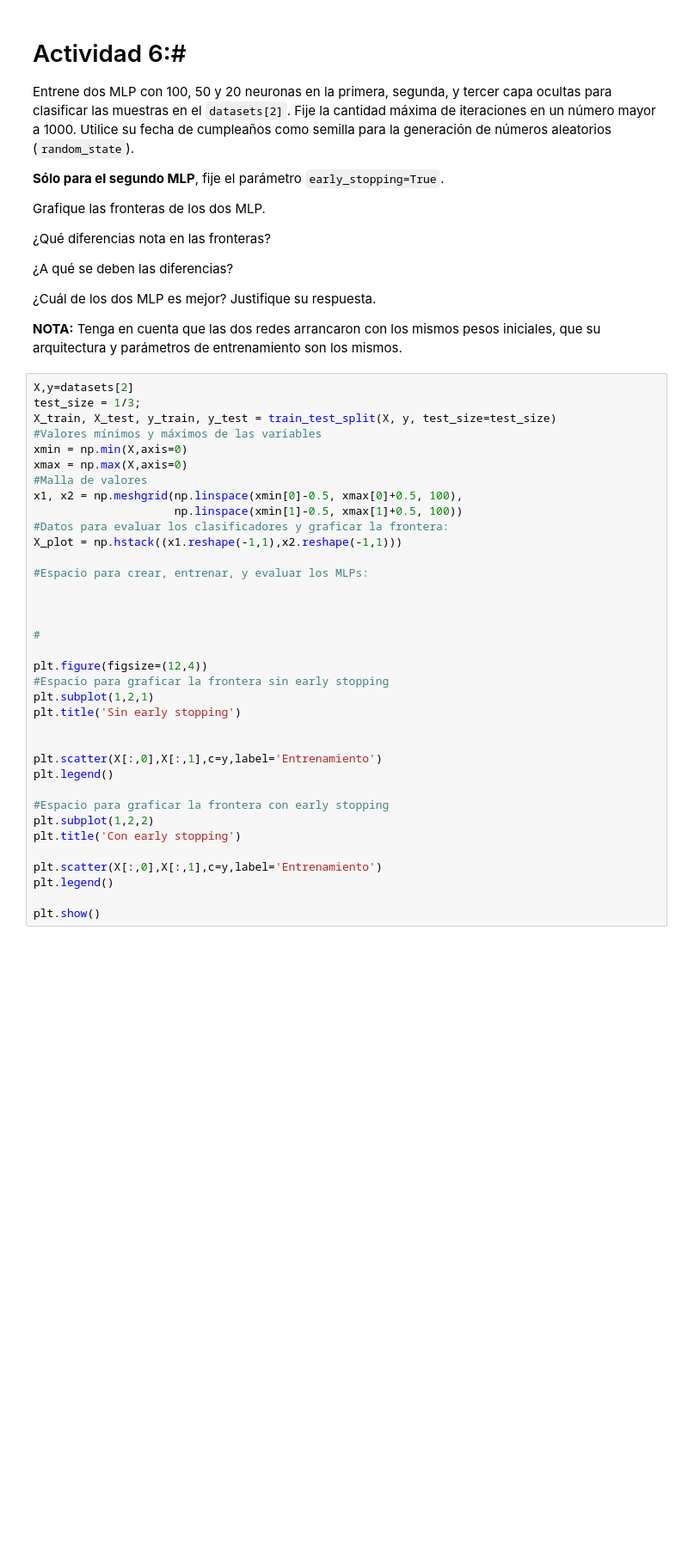
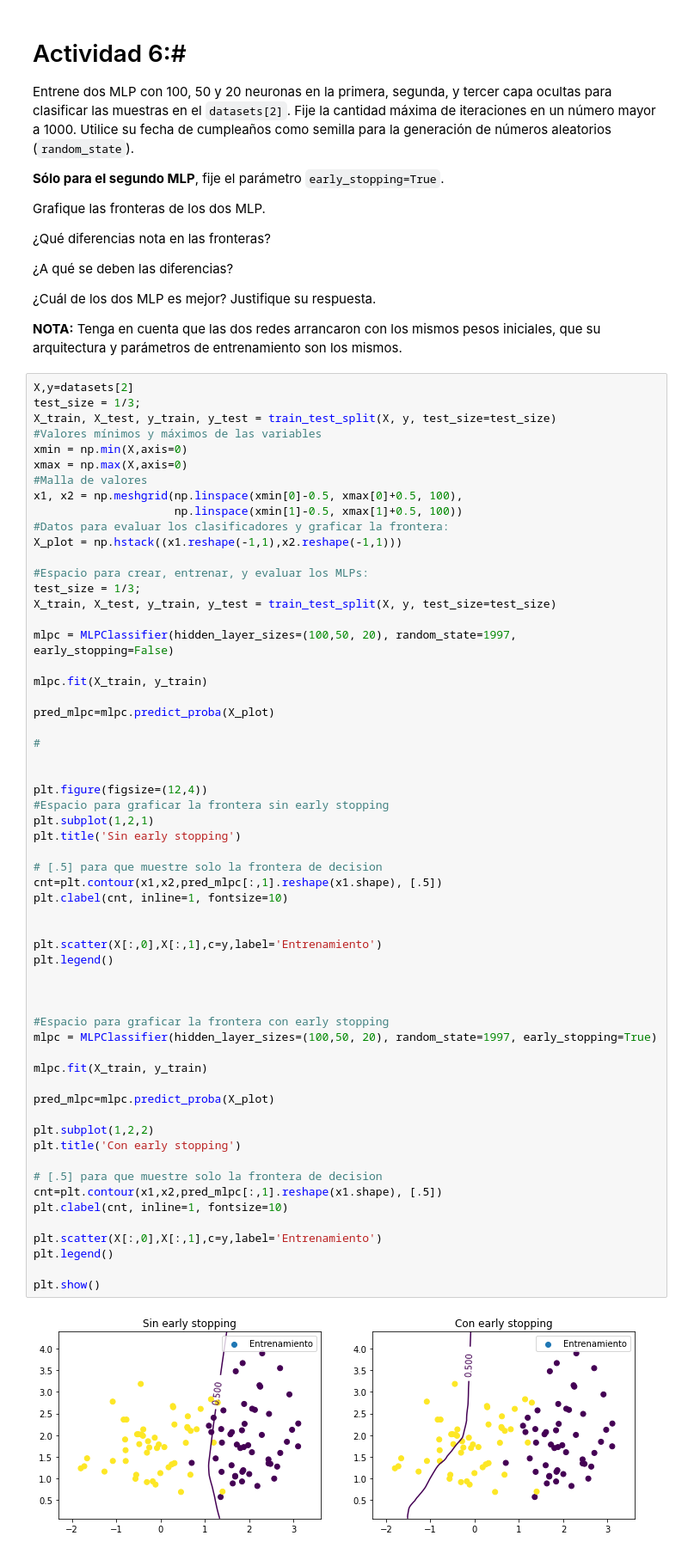
Before and after one commit to SeekingAura/Machine-learning-course-UTP, a Jupyter notebook: Laboratorios/Carlos Arturo Moreno Tabares - Lab05_PR_NN_MLP.ipynb, the cells around one changed output. Shown at 86% size. Saved outputs shown, nothing was run; the diff lists cells and outputs as text; blank space fills up the shorter version.

```diff
--- a/Laboratorios/Carlos Arturo Moreno Tabares - Lab05_PR_NN_MLP.ipynb
+++ b/Laboratorios/Carlos Arturo Moreno Tabares - Lab05_PR_NN_MLP.ipynb
@@ -394,30 +434,55 @@ xmin = np.min(X,axis=0)
 xmax = np.max(X,axis=0)
 #Malla de valores
 x1, x2 = np.meshgrid(np.linspace(xmin[0]-0.5, xmax[0]+0.5, 100),
                      np.linspace(xmin[1]-0.5, xmax[1]+0.5, 100))
 #Datos para evaluar los clasificadores y graficar la frontera:
 X_plot = np.hstack((x1.reshape(-1,1),x2.reshape(-1,1)))
 
 #Espacio para crear, entrenar, y evaluar los MLPs:
+test_size = 1/3;
+X_train, X_test, y_train, y_test = train_test_split(X, y, test_size=test_size)
 
+mlpc = MLPClassifier(hidden_layer_sizes=(100,50, 20), random_state=1997, early_stopping=False)
 
+mlpc.fit(X_train, y_train)
+
+pred_mlpc=mlpc.predict_proba(X_plot)
 
 #
+
 
 plt.figure(figsize=(12,4))
 #Espacio para graficar la frontera sin early stopping
 plt.subplot(1,2,1)
 plt.title('Sin early stopping')
 
+# [.5] para que muestre solo la frontera de decision
+cnt=plt.contour(x1,x2,pred_mlpc[:,1].reshape(x1.shape), [.5])
+plt.clabel(cnt, inline=1, fontsize=10)
+
 
 plt.scatter(X[:,0],X[:,1],c=y,label='Entrenamiento')
 plt.legend()
 
+
+
 #Espacio para graficar la frontera con early stopping
+mlpc = MLPClassifier(hidden_layer_sizes=(100,50, 20), random_state=1997, early_stopping=True)
+
+mlpc.fit(X_train, y_train)
+
+pred_mlpc=mlpc.predict_proba(X_plot)
+
 plt.subplot(1,2,2)
 plt.title('Con early stopping')
+
+# [.5] para que muestre solo la frontera de decision
+cnt=plt.contour(x1,x2,pred_mlpc[:,1].reshape(x1.shape), [.5])
+plt.clabel(cnt, inline=1, fontsize=10)
 
 plt.scatter(X[:,0],X[:,1],c=y,label='Entrenamiento')
 plt.legend()
 
 plt.show()
+# %% [output]
+[figure, added]
```
Also changed, not shown: parts of 7 cells of this notebook.
